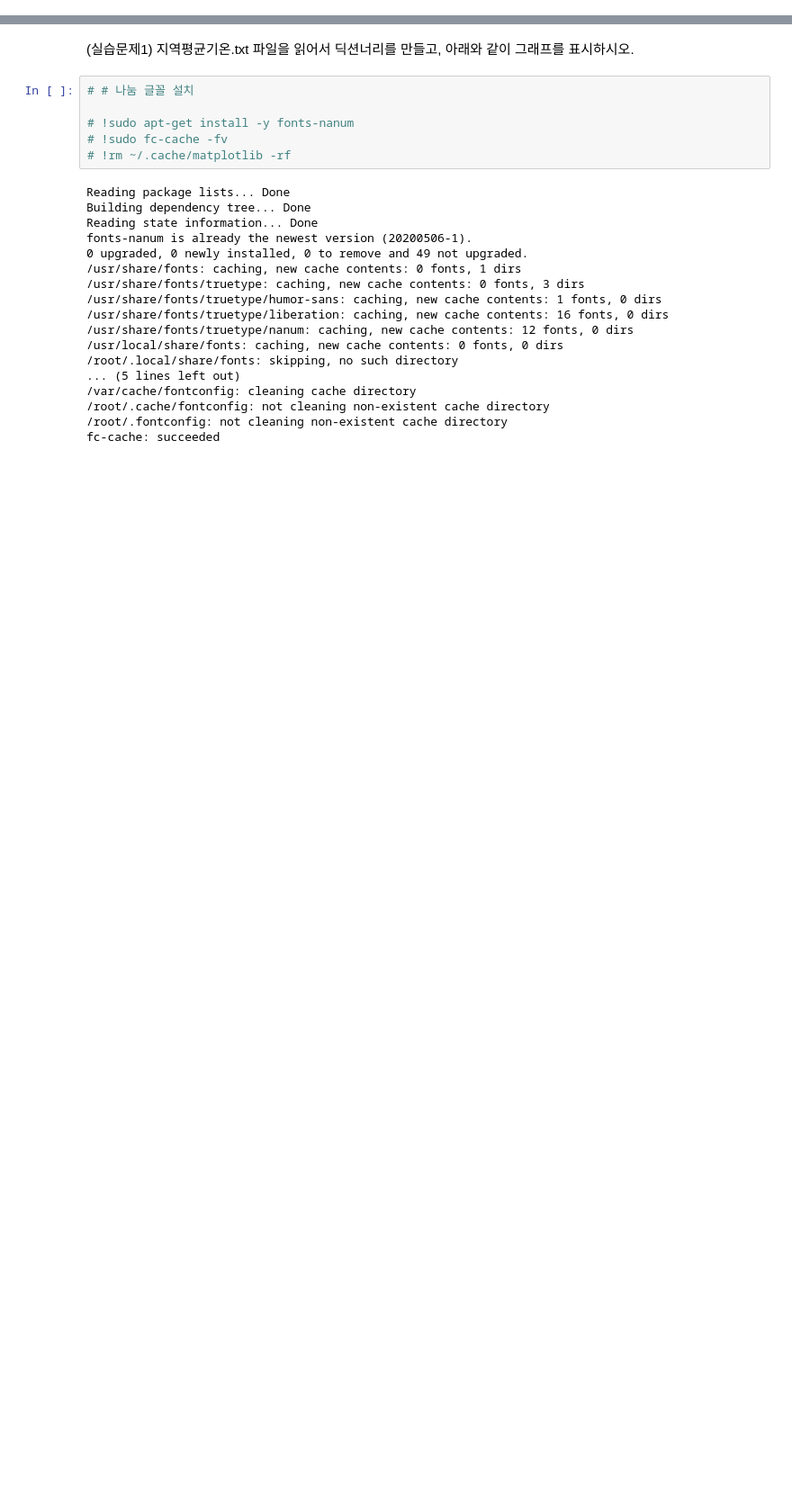
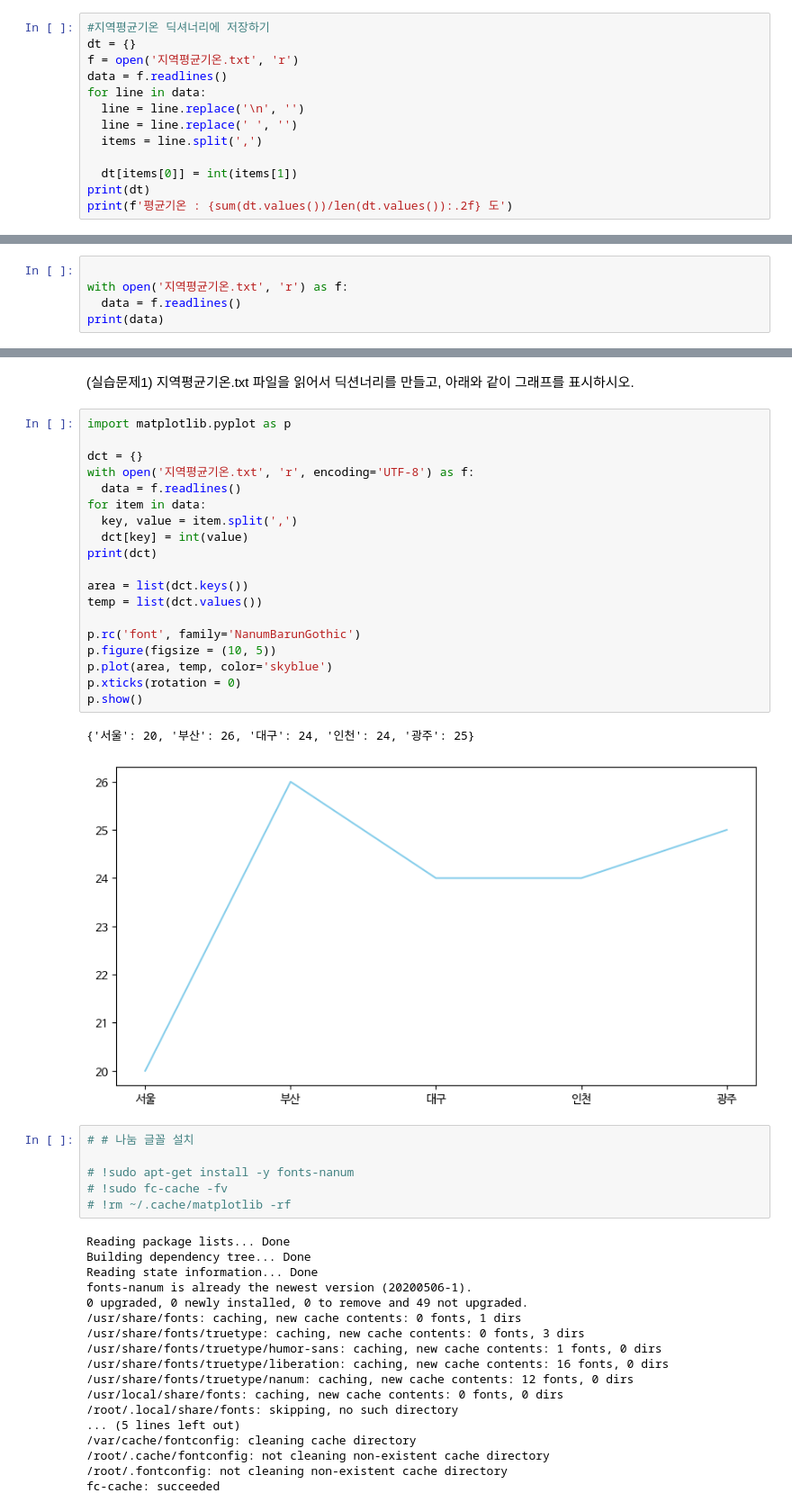
Before and after one commit to yuuki08noah/Python-Programming, a Jupyter notebook: Python 02-3 문제.ipynb, the cells around one changed output, grey strips where cells are left out. Shown at 90% size. Saved outputs shown, nothing was run; the diff lists cells and outputs as text; blank space fills up the shorter version.

```diff
--- a/Python 02-3 문제.ipynb
+++ b/Python 02-3 문제.ipynb
@@ -84,0 +133,13 @@ print(f'평균기온 : {sum(tmp)/len(tmp):.2f} 도')
+# %%
+#지역평균기온 딕셔너리에 저장하기
+dt = {}
+f = open('지역평균기온.txt', 'r')
+data = f.readlines()
+for line in data:
+  line = line.replace('\n', '')
+  line = line.replace(' ', '')
+  items = line.split(',')
+
+  dt[items[0]] = int(items[1])
+print(dt)
+print(f'평균기온 : {sum(dt.values())/len(dt.values()):.2f} 도')
@@ -94,0 +155,5 @@ print(data)
+# %%
+
+with open('지역평균기온.txt', 'r') as f:
+  data = f.readlines()
+print(data)
@@ -95,5 +162,27 @@ print(data)
 # %% [markdown]
 (실습문제1) 지역평균기온.txt 파일을 읽어서 딕션너리를 만들고, 아래와 같이 그래프를 표시하시오.
+# %%
+import matplotlib.pyplot as p
+
+dct = {}
+with open('지역평균기온.txt', 'r', encoding='UTF-8') as f:
+  data = f.readlines()
+for item in data:
+  key, value = item.split(',')
+  dct[key] = int(value)
+print(dct)
+
+area = list(dct.keys())
+temp = list(dct.values())
+
+p.rc('font', family='NanumBarunGothic')
+p.figure(figsize = (10, 5))
+p.plot(area, temp, color='skyblue')
+p.xticks(rotation = 0)
+p.show()
+# %% [output]
+{'서울': 20, '부산': 26, '대구': 24, '인천': 24, '광주': 25}
+[figure, added]
 # %%
 # # 나눔 글꼴 설치
 
```
Also changed, not shown: parts of 19 cells of this notebook.
